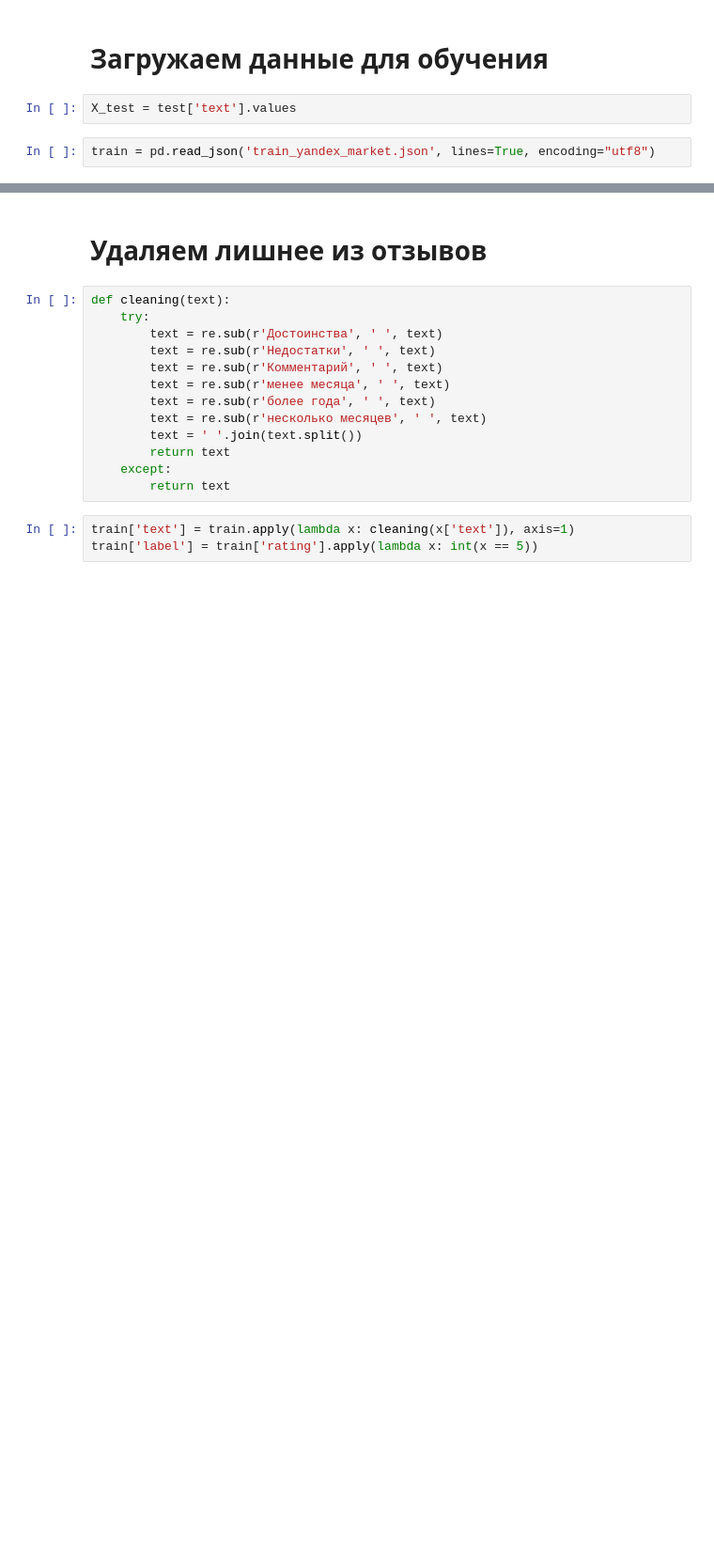
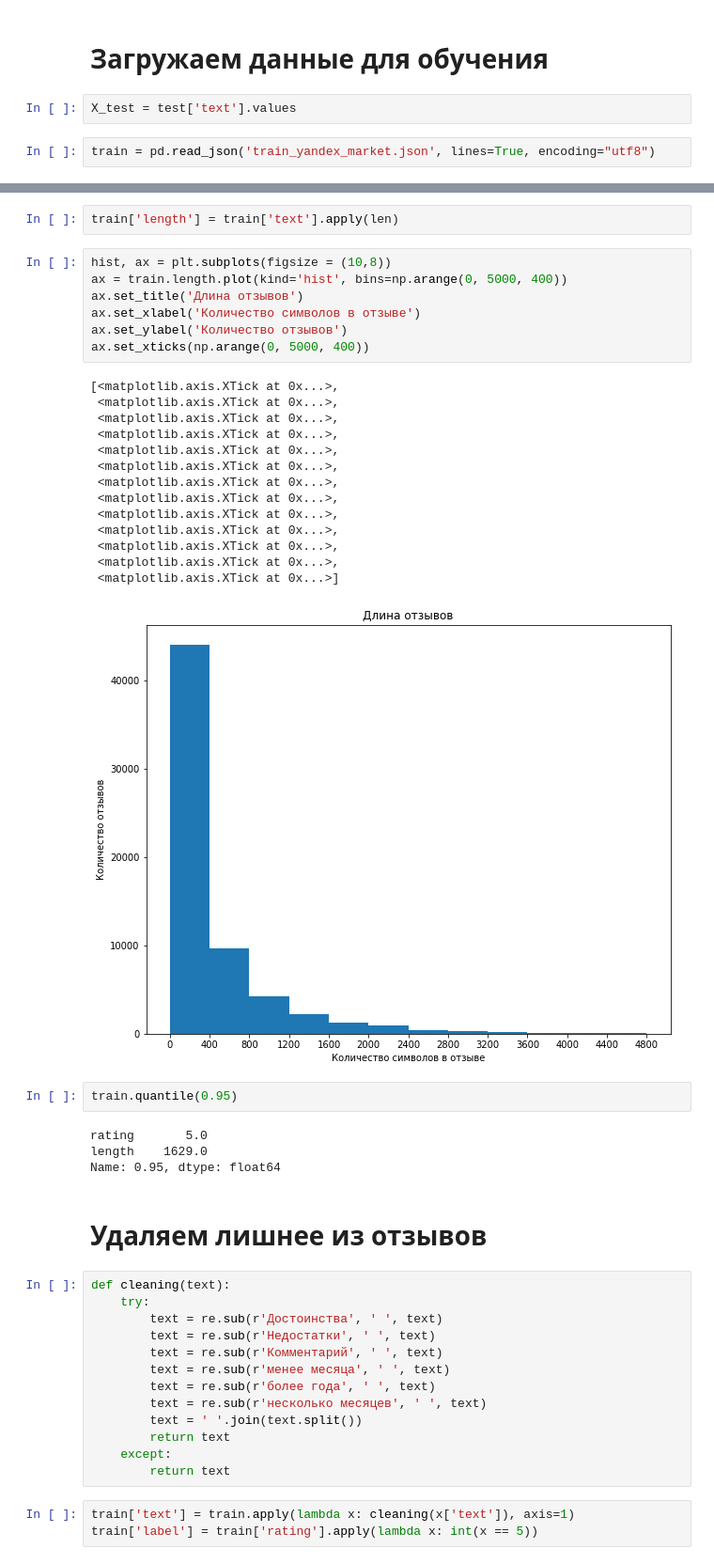
Before and after one commit to ExkimOo/MLDA-Projects, a Jupyter notebook: Yandex/yandex_project.ipynb, the cells around one changed output, grey strips where cells are left out. Shown: that part at 94% size. Drawn from its saved outputs; the diff is of its cells as text; blank space fills up the shorter version.

```diff
--- a/Yandex/yandex_project.ipynb
+++ b/Yandex/yandex_project.ipynb
@@ -67,3 +79,33 @@ Name: rating, dtype: int64
+# %%
+train['length'] = train['text'].apply(len)
+# %%
+hist, ax = plt.subplots(figsize = (10,8))
+ax = train.length.plot(kind='hist', bins=np.arange(0, 5000, 400))
+ax.set_title('Длина отзывов')
+ax.set_xlabel('Количество символов в отзыве')
+ax.set_ylabel('Количество отзывов')
+ax.set_xticks(np.arange(0, 5000, 400))
+# %% [output]
+[<matplotlib.axis.XTick at 0x...>,
+ <matplotlib.axis.XTick at 0x...>,
+ <matplotlib.axis.XTick at 0x...>,
+ <matplotlib.axis.XTick at 0x...>,
+ <matplotlib.axis.XTick at 0x...>,
+ <matplotlib.axis.XTick at 0x...>,
+ <matplotlib.axis.XTick at 0x...>,
+ <matplotlib.axis.XTick at 0x...>,
+ <matplotlib.axis.XTick at 0x...>,
+ <matplotlib.axis.XTick at 0x...>,
+ <matplotlib.axis.XTick at 0x...>,
+ <matplotlib.axis.XTick at 0x...>,
+ <matplotlib.axis.XTick at 0x...>]
+[figure, added]
+# %%
+train.quantile(0.95)
+# %% [output]
+rating       5.0
+length    1629.0
+Name: 0.95, dtype: float64
 # %% [markdown]
 # Удаляем лишнее из отзывов
 # %%
```
Also changed, not shown: parts of 32 cells of this notebook, 3 other files.
